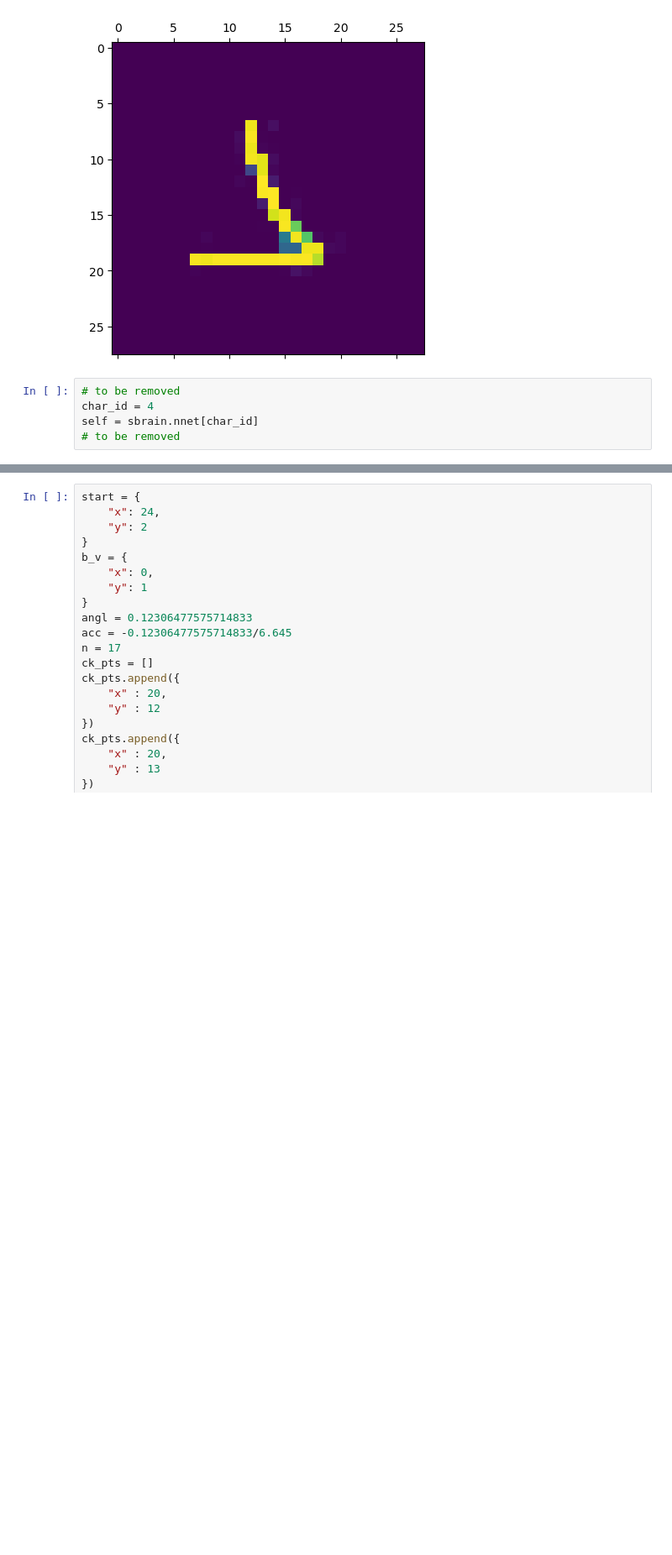
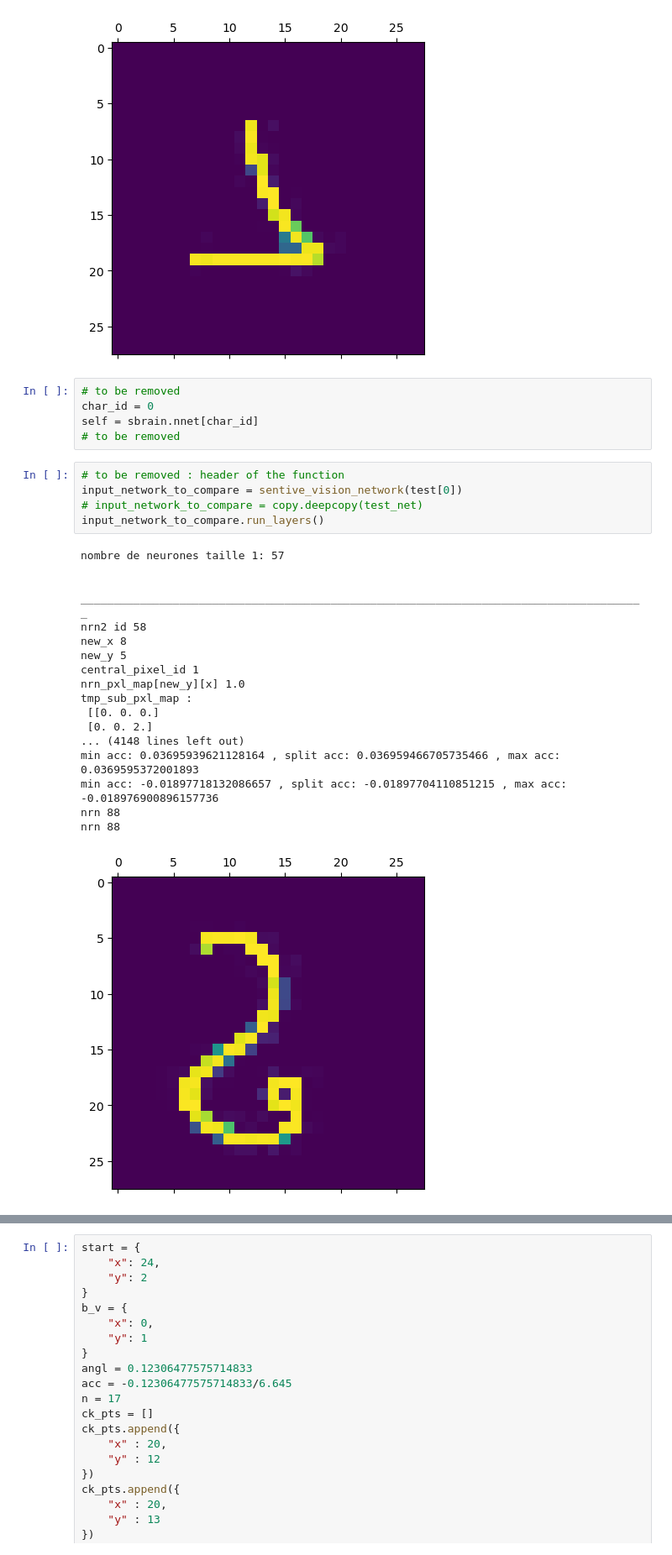
Before and after one commit to oliviermanette/Sentive-One-Shot-Learning-Omniglot, a Jupyter notebook: sandbox metadl/projet article can dynamic neural network improve few shot learning.ipynb, the cells around one changed output, grey strips where cells are left out. Shown at 84% size. Saved outputs shown, nothing was run; the diff lists cells and outputs as text; blank space fills up the shorter version.

```diff
--- a/sandbox metadl/projet article can dynamic neural network improve few shot learning.ipynb
+++ b/sandbox metadl/projet article can dynamic neural network improve few shot learning.ipynb
@@ -50,6 +50,30 @@ mtrx_weights_pxl:
 [figure]
 # %%
 # to be removed
-char_id = 4
+char_id = 0
 self = sbrain.nnet[char_id]
 # to be removed
+# %%
+# to be removed : header of the function
+input_network_to_compare = sentive_vision_network(test[0])
+# input_network_to_compare = copy.deepcopy(test_net)
+input_network_to_compare.run_layers()
+# %% [output]
+nombre de neurones taille 1: 57
+
+
+______________________________________________________________________________________
+nrn2 id 58
+new_x 8
+new_y 5
+central_pixel_id 1
+nrn_pxl_map[new_y][x] 1.0
+tmp_sub_pxl_map :
+ [[0. 0. 0.]
+ [0. 0. 2.]
+... (4148 lines left out)
+min acc: 0.03695939621128164 , split acc: 0.036959466705735466 , max acc: 0.0369595372001893
+min acc: -0.01897718132086657 , split acc: -0.01897704110851215 , max acc: -0.018976900896157736
+nrn 88
+nrn 88
+[figure, added]
```
Also changed, not shown: parts of 16 cells of this notebook, 4 other files.
